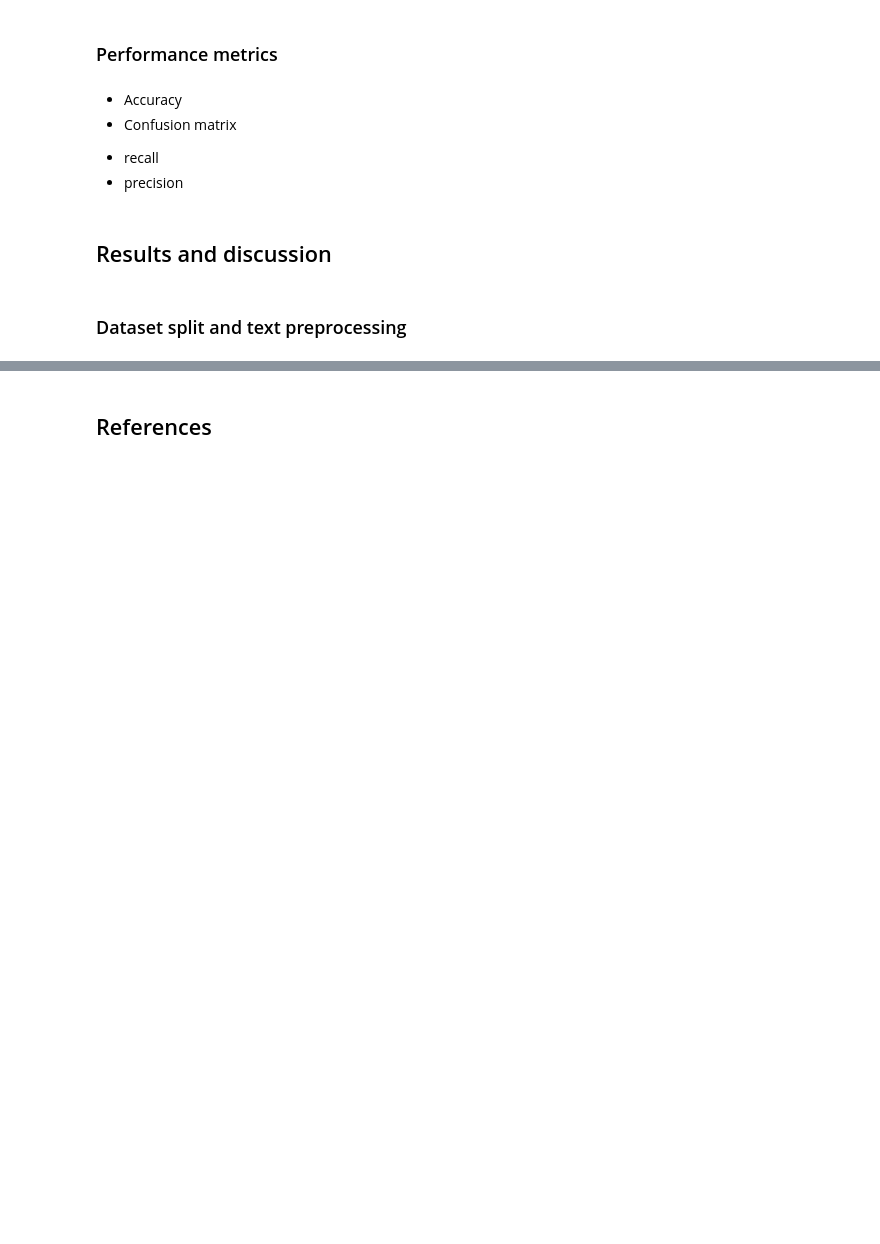
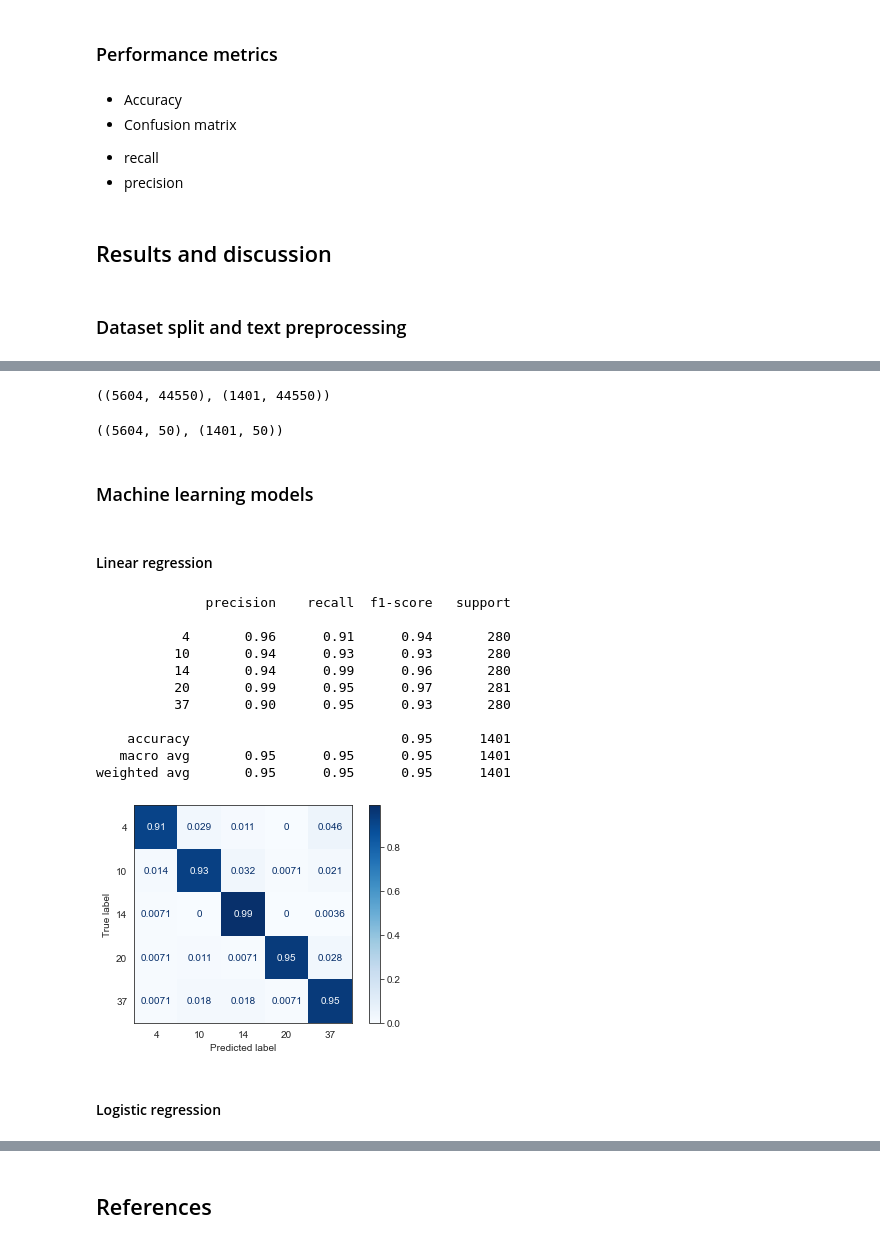
Before and after one commit to lucasresck/machine-learning, a Jupyter notebook: notebooks/a2_assignment.ipynb, the cells around one changed output, grey strips where cells are left out. Saved outputs shown, nothing was run; the diff lists cells and outputs as text; code cells hidden in the pictures; blank space fills up the shorter version.

```diff
--- a/notebooks/a2_assignment.ipynb
+++ b/notebooks/a2_assignment.ipynb
@@ -296,0 +323,62 @@ X_train, X_test, y_train, y_test = train_test_split(
+# %%
+tf_idf = TfidfVectorizer(
+    lowercase=False,
+    smooth_idf=True
+)
+
+X_train = tf_idf.fit_transform(X_train)
+X_test = tf_idf.transform(X_test)
+X_train.shape, X_test.shape
+# %% [output]
+((5604, 44550), (1401, 44550))
+# %%
+t_svd = TruncatedSVD(
+    n_components=50,
+    random_state=42
+)
+X_train = t_svd.fit_transform(X_train)
+X_test = t_svd.transform(X_test)
+X_train.shape, X_test.shape
+# %% [output]
+((5604, 50), (1401, 50))
+# %%
+scaler = StandardScaler()
+X_train_scaled = scaler.fit_transform(X_train)
+X_test_scaled = scaler.transform(X_test)
+# %% [markdown]
+### Machine learning models
+# %% [markdown]
+#### Linear regression
+# %%
+sns.set_style("white")
+# %%
+ridge = RidgeClassifierCV(
+    cv=stk
+)
+
+ridge.fit(X_train_scaled, y_train)
+
+print(classification_report(y_test, ridge.predict(X_test_scaled)))
+
+plot_confusion_matrix(
+    ridge,
+    X_test_scaled,
+    y_test,
+    cmap=plt.cm.Blues,
+    normalize='true'
+);
+# %% [output]
+              precision    recall  f1-score   support
+
+           4       0.96      0.91      0.94       280
+          10       0.94      0.93      0.93       280
+          14       0.94      0.99      0.96       280
+          20       0.99      0.95      0.97       281
+          37       0.90      0.95      0.93       280
+
+    accuracy                           0.95      1401
+   macro avg       0.95      0.95      0.95      1401
+weighted avg       0.95      0.95      0.95      1401
+[figure, added]
+# %% [markdown]
+#### Logistic regression
```
Also changed, not shown: parts of 32 cells of this notebook.
